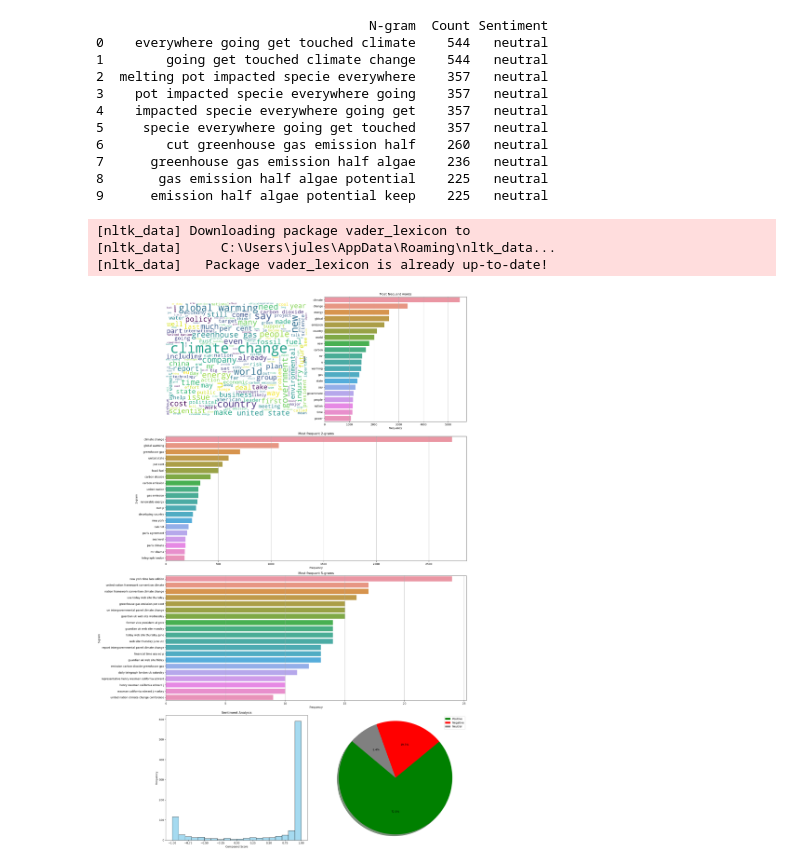
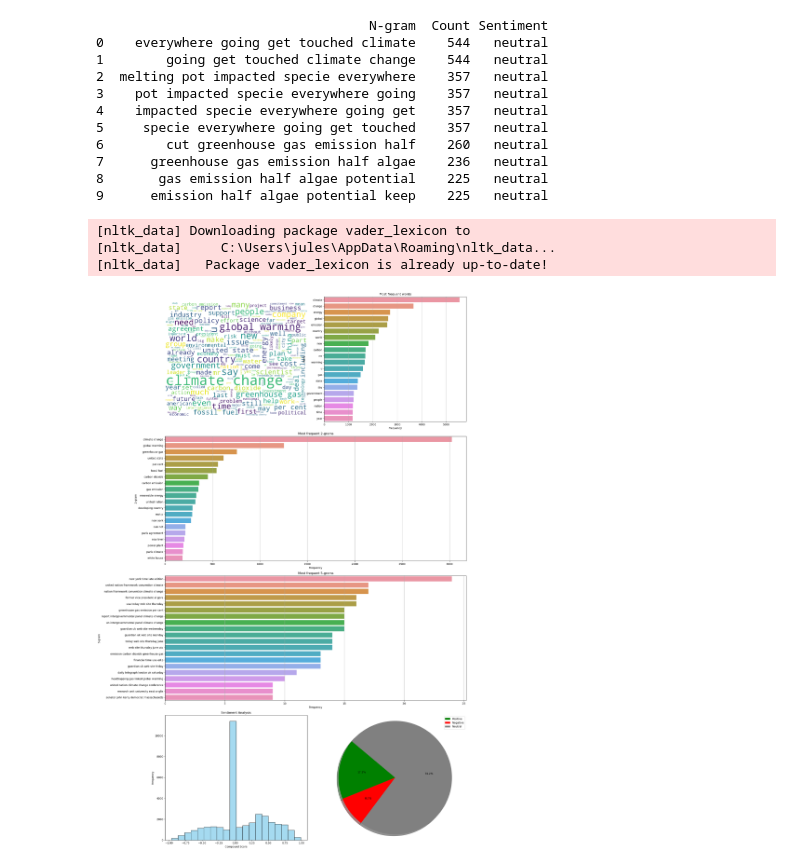
Before and after one commit to NeuralNinjas-AI/AirQuality, a Jupyter notebook: Group_EDA.ipynb, the cells around one changed output. Cells and saved outputs as stored; diff of their text form; code cells hidden in the pictures.

Commit message:
Split articles in lines

```diff
--- a/Group_EDA.ipynb
+++ b/Group_EDA.ipynb
@@ -143,11 +143,3 @@ news_COP25_26 = pd.read_csv('combined-data/combined_articles-news_COP25_26.csv')
 news_COP15_COP21 = pd.concat([news_COP15, news_COP21])
 
 news_COP15_COP21.to_csv('combined-data/general-news.csv', index=False)
-# %%
-df = pd.read_csv(csv_file_path)
-df.head(10)
-
-# cange columnname 'Content' to 'Snippet'
-df.rename(columns={'Content': 'Snippet'}, inplace=True)
-
-df.head(10)
@@ -166,4 +145,0 @@ df.head(10)
-# %%
-df_merged_data = df
-# df_merged_data = pd.read_csv('data-collection/extracted_data_with_gpt.csv')
-df_merged_data.head(50)
@@ -369,9 +375,14 @@ import nltk
 import seaborn as sns
 from nltk.sentiment.vader import SentimentIntensityAnalyzer
 
-df_news = pd.read_csv('combined-data/general-news.csv')
-df_NGO = pd.read_csv('combined-data/general-NGO.csv')
-df_IGO = pd.read_csv('combined-data/general-IGO.csv')
+
+df_news = pd.read_csv('combined-data/general-news-lines.csv')
+df_NGO = pd.read_csv('combined-data/general-NGO-lines.csv')
+df_IGO = pd.read_csv('combined-data/general-IGO-lines.csv')
+
+# df_news = pd.read_csv('combined-data/general-news.csv')
+# df_NGO = pd.read_csv('combined-data/general-NGO.csv')
+# df_IGO = pd.read_csv('combined-data/general-IGO.csv')
 
 def generateWordcloud(df, stopwordList = [], ngram_1 = 2, ngram_2 = 5):
     # convert 'Content' to 'Snippet'
@@ -474,34 +485,34 @@ def generateWordcloud(df, stopwordList = [], ngram_1 = 2, ngram_2 = 5):
     sns.barplot(x='Frequency', y='5-gram', data=top_ngrams_2_df, ax=ax4)
     ax4.set_title('Most frequent 5-grams')
     ax4.grid(axis='x')
 
     # Sentiment
     ax5 = plt.subplot2grid((4, 2), (3, 0), colspan=1)
     sns.histplot(df['compound'], bins=20, color='skyblue', kde=False)
     ax5.set_title('Sentiment Analysis')
     ax5.set_xlabel('Compound Score')
     ax5.set_ylabel('Frequency')
 
     # Sentiment piechart
     ax6 = plt.subplot2grid((4, 2), (3, 1), colspan=1)
     labels = ['Positive', 'Negative', 'Neutral']
     sizes = [len(df[df['compound'] > 0.5]), len(df[df['compound'] < -0.5]), len(df[(df['compound'] >= -0.5) & (df['compound'] <= 0.5)])]
     colors = ['green', 'red', 'grey']
     explode = (0, 0, 0)
     plt.pie(sizes, explode=explode, colors=colors, autopct='%1.1f%%', shadow=True, startangle=140)
     plt.legend(labels, loc="best")
     plt.axis('equal')
 
 
     plt.tight_layout()
     plt.show()
 
 generateWordcloud(df_news)
 # %% [output]
 [nltk_data] Downloading package vader_lexicon to
 [nltk_data]     C:\Users\jules\AppData\Roaming\nltk_data...
 [nltk_data]   Package vader_lexicon is already up-to-date!
-[figure, old version]
+[figure, new version]
 # %%
 generateWordcloud(df_NGO)
 # %% [output]
```
Also changed, not shown: parts of 9 cells of this notebook, 3 other files.
